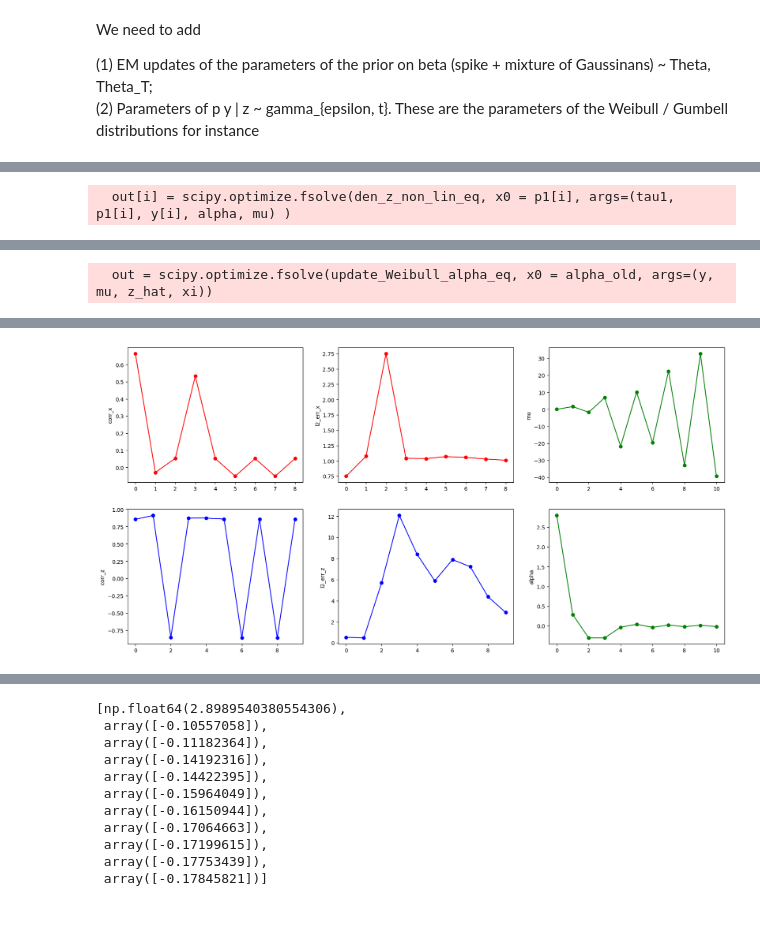
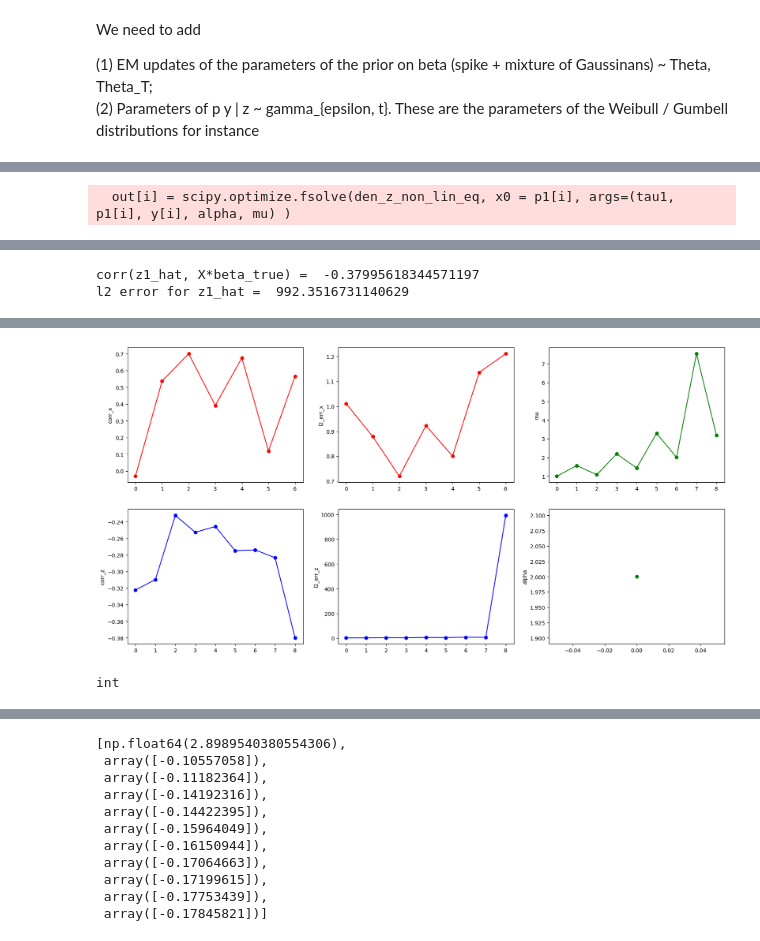
Before and after one commit to ADepope/vampW, a Jupyter notebook: vampW_EM.ipynb, the cells around one changed output, grey strips where cells are left out. Cells and saved outputs as stored; diff of their text form; code cells hidden in the pictures.

Commit message:
added gradient descent on weibull likelihood

```diff
--- a/vampW_EM.ipynb
+++ b/vampW_EM.ipynb
@@ -355,0 +358,16 @@ def update_Weibull_mu(y, mu_old, z_hat, alpha, xi):
+# %%
+import numpy as np
+def weibull_likelihood(z_hat, Y, a, mu, xi):
+    ans = 0
+    for i, z_i in enumerate(z_hat):
+        z_hat_i = z_hat[i]
+        z_hat = z_hat_i
+        K = emc
+        term1 = np.exp(-a * mu - a * z_hat - K)
+        term2 = Y ** a * np.exp(a ** 2 / (2 * xi))
+        term3 = a * np.exp(a * z_hat + K) * mu
+        term4 = (np.exp(K) * a * z_hat - np.exp(K) * np.log(Y) * a + K * np.exp(K)) * np.exp(a * z_hat)
+        term5 = np.exp(a * mu)
+
+        ans += -term1 * (term2 + (term3 + term4) * term5)
+    return ans
@@ -392,8 +551,6 @@ def gvamp(X, gam1, r1, tau1, p1, prior, y, alpha, mu, maxiter, beta_true):
         ############################################################
 
         alpha1 = np.mean( der_den_beta(r1, gam1, prior) )
-        mu_new = update_Weibull_mu(y, mu, p1, alpha, gam1 / alpha1)
-        if isinstance(mu_new, np.ndarray) or isinstance(mu_new, list): mu_new = float(mu_new[0])
 
 
         print("alpha1 = ", alpha1)
@@ -404,11 +561,8 @@ def gvamp(X, gam1, r1, tau1, p1, prior, y, alpha, mu, maxiter, beta_true):
 
         # Denoising z (the genetic predictor)
         z1_hat = den_z(p1, tau1, y, alpha, mu)
-        alpha_new = update_Weibull_alpha(y, mu, z1_hat, alpha, gam1 / alpha1)
-        print("\n\n\n")
-        print(f"Alpha new: {alpha_new}; type: {type(alpha_new)}")
-        if isinstance(alpha_new, np.ndarray) or isinstance(alpha_new, list): alpha_new = float(alpha_new[0])
-        alphas.append(alpha_new)
+        # print("\n\n\n")
+        # print(f"Alpha new: {alpha_new}; type: {type(alpha_new)}")
 
 
         ############################################################
@@ -427,6 +581,26 @@ def gvamp(X, gam1, r1, tau1, p1, prior, y, alpha, mu, maxiter, beta_true):
         p2 = (z1_hat - beta_1 * p1) / (1-beta_1)
         print("true tau2 = ", 1.0 / np.var(p2 - Xbeta_true))
         print("tau2 =", tau2)
+        alpha_new = update_Weibull_alpha(y, mu, z1_hat, alpha, tau1 / beta_1)
+        # alpha = torch.tensor(float(alpha), requires_grad=True)
+        # mu = torch.tensor(float(mu), requires_grad=True)
+
+        # optimizer = optim.Adam([alpha, mu], lr=0.0001)
+
+        # alpha, mu = update_params(optimizer, z1_hat, y, alpha, mu, tau1 / beta_1, K=emc)
+
+        # alphas.append(alpha)
+        # mus.append(mu)
+        # if(not np.isnan(alpha_new)):
+        #     print(f"Changing alpha from {alpha} to {alpha_new}")
+        #     alpha = alpha_new
+        # alphas.append(alpha)
+        mu_new = update_Weibull_mu(y, mu, p1, alpha, tau1 / beta_1)
+        if(not np.isnan(mu_new)):
+            print(f"Changing mu from {mu} to {mu_new}")
+            mu = mu_new
+        mus.append(mu)
+        # if isinstance(mu_new, np.ndarray) or isinstance(mu_new, list): mu_new = float(mu_new[0])
 
         # LMMSE estimation of x
         print("->LMMSE")
@@ -462,15 +636,6 @@ def gvamp(X, gam1, r1, tau1, p1, prior, y, alpha, mu, maxiter, beta_true):
         print("tau1 = ", tau1)
         print("\n")
 
-        if(not np.isnan(alpha_new)):
-            print(f"Changing alpha from {alpha} to {alpha_new}")
-            alpha = alpha_new
-
-        if(not np.isnan(mu_new)):
-            print(f"Changing mu from {mu} to {mu_new}")
-            mu = mu_new
-        mus.append(mu)
-
 
 
     return x1_hat, gam1, corrs_x, l2_errs_x, corrs_z, l2_errs_z, mus, alphas
@@ -492,8 +657,9 @@ gam1 = 1e-2
 
 print("gam1 = ", gam1)
 pr = prior(la = la, sigmas = [sigma], omegas = [omega])
-mu = 0
-
+# mu = 0
+mu = 1
+alpha = 2
 print("Var(y) = ", np.var(y))
 # tau1 = 1.0 / np.var(X @ beta)
 tau1 = 1e-1
@@ -508,7 +674,6 @@ p1 = np.zeros((n,1))
 
 maxiter = 10
 
-
 est, gam1, corrs_x, l2_errs_x, corrs_z, l2_errs_z, mus, alphas = gvamp(X, gam1, r1, tau1, p1, pr, y, alpha, mu, maxiter, beta)
 
 plt.figure(figsize=(20, 10))
@@ -516,22 +681,22 @@ plt.figure(figsize=(20, 10))
 # Plotting corr_x
 plt.subplot(231)
 plt.ylabel('corr_x')
-plt.plot(range(maxiter-1), corrs_x, 'ro-')
+plt.plot(range(len(corrs_x)), corrs_x, 'ro-')
 
 # Plotting l2_err_x
 plt.subplot(232)
-plt.ylabel('l2_err_x')``
-plt.plot(range(maxiter-1), l2_errs_x, 'ro-')
+plt.ylabel('l2_err_x')
+plt.plot(range(len(l2_errs_x)), l2_errs_x, 'ro-')
 
 # Plotting corr_z
 plt.subplot(234)
 plt.ylabel('corr_z')
-plt.plot(range(maxiter), corrs_z, 'bo-')
+plt.plot(range(len(corrs_z)), corrs_z, 'bo-')
 
 # Plotting l2_err_z
 plt.subplot(235)
 plt.ylabel('l2_err_z')
-plt.plot(range(maxiter), l2_errs_z, 'bo-')
+plt.plot(range(len(l2_errs_z)), l2_errs_z, 'bo-')
 
 # Plotting mu evolution
 plt.subplot(233)
@@ -582 +747,2 @@ gam2 =  1.97913841156798
-  out = scipy.optimize.fsolve(update_Weibull_alpha_eq, x0 = alpha_old, args=(y, mu, z_hat, xi))
+corr(z1_hat, X*beta_true) =  -0.37995618344571197
+l2 error for z1_hat =  992.3516731140629
@@ -600 +767,5 @@ Changing mu from 32.64813509019956 to -39.34313652315251
-[figure, old version]
+[figure, new version]
+# %%
+type(mu)
+# %% [output]
+int
```
Also changed, not shown: parts of 9 cells of this notebook, 1 other file.
